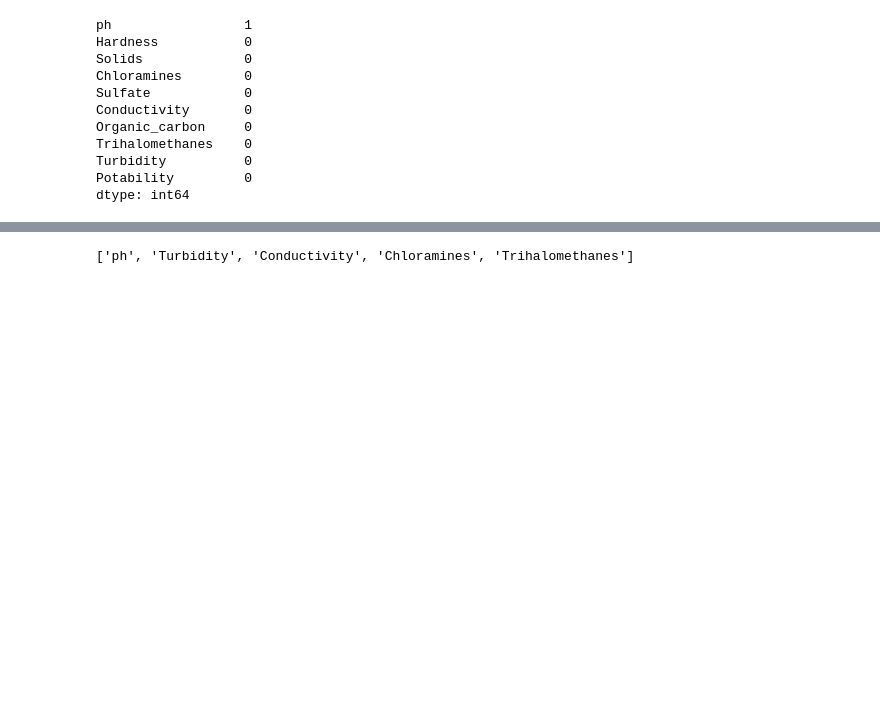
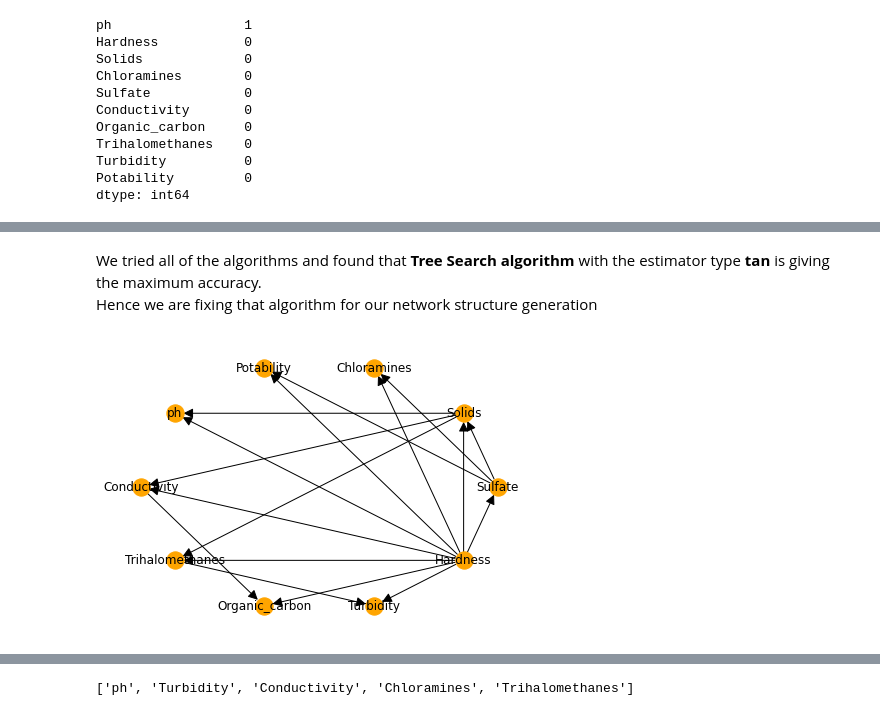
Before and after one commit to umang8496/bits-dse, a Jupyter notebook: aci_assignment_02/final_part1_notebook_p1.ipynb, the cells around one changed output, grey strips where cells are left out. Drawn from its saved outputs; the diff is of its cells as text; code cells hidden in the pictures; blank space fills up the shorter version.

```diff
--- a/aci_assignment_02/final_part1_notebook_p1.ipynb
+++ b/aci_assignment_02/final_part1_notebook_p1.ipynb
@@ -358,0 +167,7 @@ plt.show()
+# %%
+# bin size = number of the bins
+bin_size = 13
+disc = EqualFrequencyDiscretiser(q=bin_size, variables=bin_list)
+df_binned = disc.fit(df[bin_list])
+equal_frequency_discretizer_dict = disc.binner_dict_
+bin_df_equal_frequency = pd.DataFrame.from_dict(equal_frequency_discretizer_dict, orient='index')
@@ -358,0 +214,19 @@ plt.show()
+# %%
+j = 0
+big_label = []
+for col in bin_list:
+    print(col, ": Min=", round(min(df[col].unique()), 2), "Max=", round(max(df[col].unique()), 2))
+    print()
+    f_ele = str(round(min(df[col].unique()), 2)) + " to " + str(round(bin_df_equal_frequency[1][col], 2))
+    label = []
+    label.append(f_ele)
+    for i in range(1, bin_size-1):
+        ele = str(round(bin_df_equal_frequency[i][bin_list[j]], 2)) + " to " + str(round(bin_df_equal_frequency[i+1][bin_list[j]], 2))
+        label.append(ele)
+    l_ele = str(round(bin_df_equal_frequency[i+1][bin_list[j]], 2)) + " to " + str(round(max(df[col].unique()), 2))
+    label.append(l_ele)
+    df[col] = pd.cut(df[col], bin_size, labels=label)
+    j += 1
+    print(label)
+    big_label.append(label)
+    print()
@@ -358,0 +288,11 @@ plt.show()
+# %% [markdown]
+We tried all of the algorithms and found that **Tree Search algorithm** with the estimator type **tan** is giving the maximum accuracy.
+Hence we are fixing that algorithm for our network structure generation
+# %%
+from pgmpy.estimators import TreeSearch
+est = TreeSearch(df_train)
+model = est.estimate(estimator_type='tan')
+nx.draw_circular(model, with_labels=True, arrowsize=20, node_color="orange", alpha=1)
+_ = plt.show()
+# %% [output]
+[figure, added]
```
Also changed, not shown: parts of 118 cells of this notebook.
